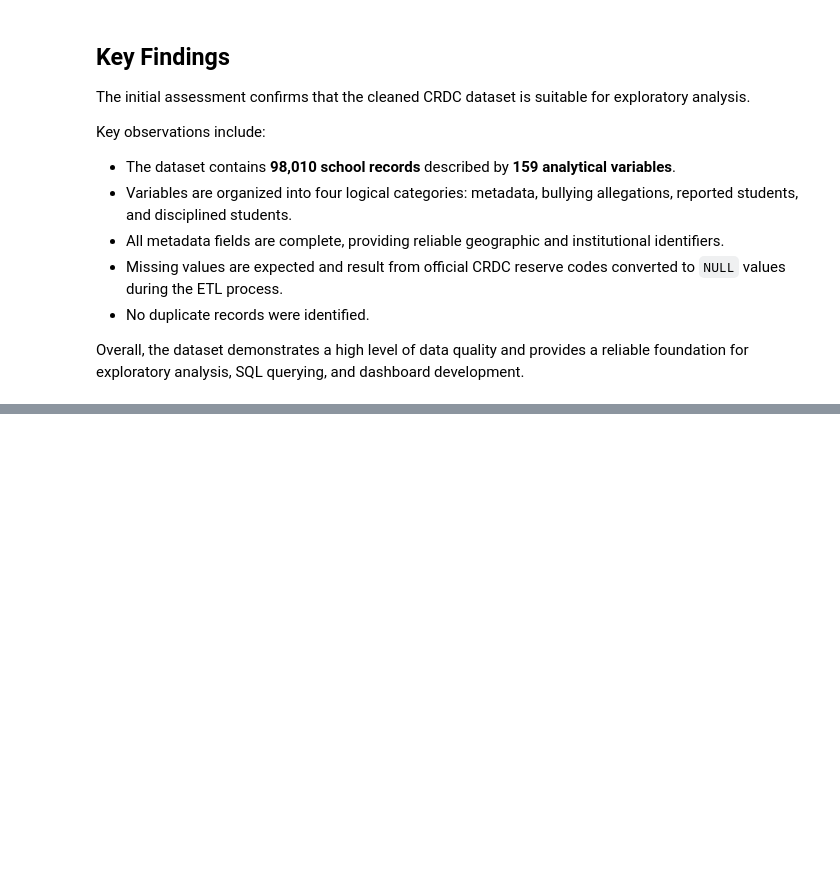
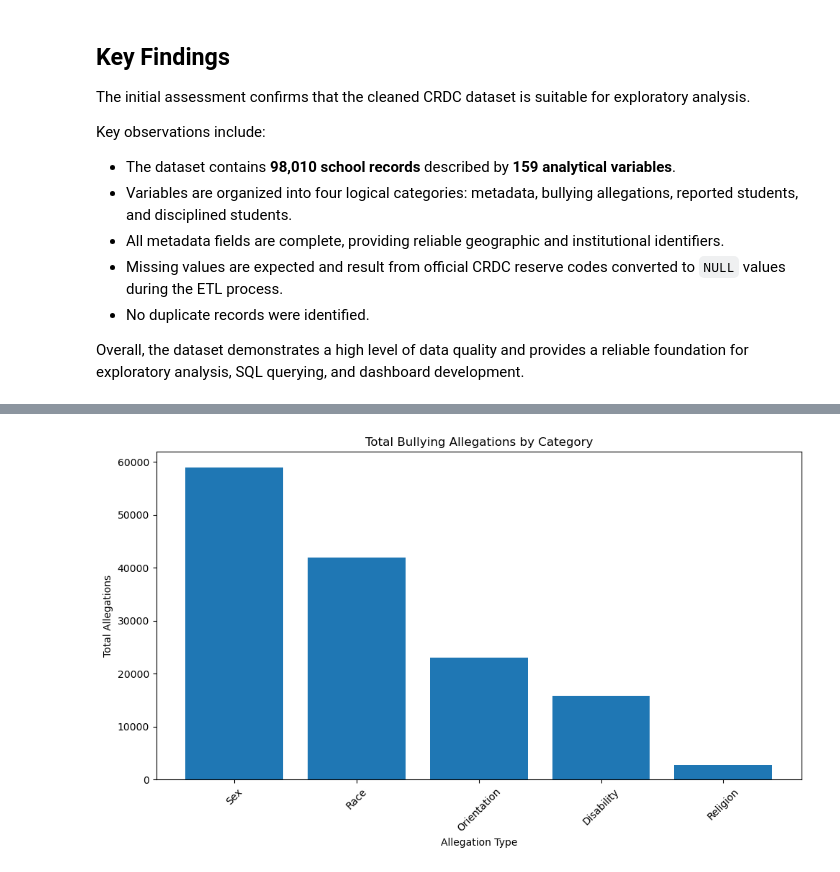
Before and after one commit to MrMcYoldas/school-bullying-analysis-crdc, a Jupyter notebook: notebooks/03_Exploratory_Analysis.ipynb, the cells around one changed output, grey strips where cells are left out. Saved outputs shown, nothing was run; the diff lists cells and outputs as text; code cells hidden in the pictures; blank space fills up the shorter version.

```diff
--- a/notebooks/03_Exploratory_Analysis.ipynb
+++ b/notebooks/03_Exploratory_Analysis.ipynb
@@ -550,0 +648,21 @@ Overall, the dataset demonstrates a high level of data quality and provides a re
+# %%
+# =====================================================
+# Bar Chart: Main Allegation Categories
+# =====================================================
+
+import matplotlib.pyplot as plt
+
+plt.figure(figsize=(10, 6))
+plt.bar(
+    allegation_summary["Allegation Type"],
+    allegation_summary["Total Allegations"]
+)
+
+plt.title("Total Bullying Allegations by Category")
+plt.xlabel("Allegation Type")
+plt.ylabel("Total Allegations")
+plt.xticks(rotation=45)
+plt.tight_layout()
+plt.show()
+# %% [output]
+[figure, added]
```
Also changed, not shown: parts of 41 cells of this notebook.
